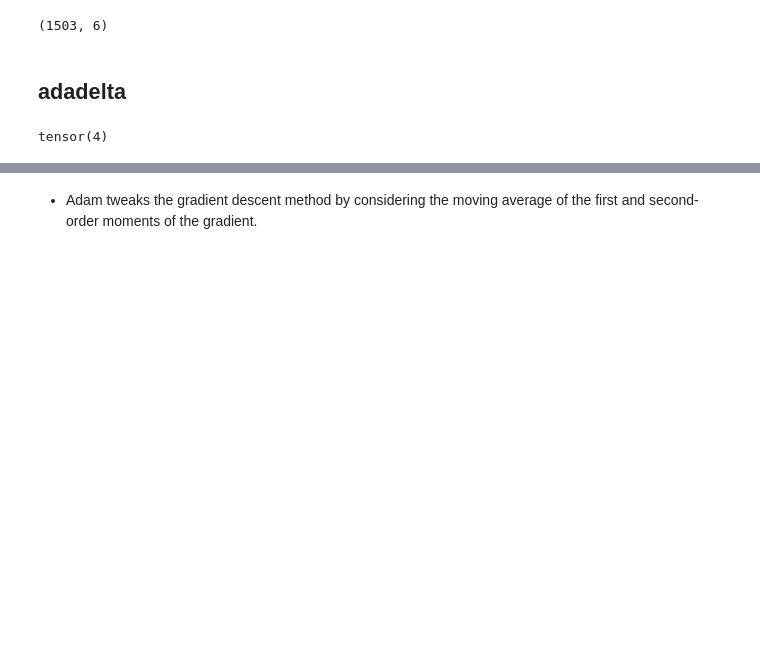
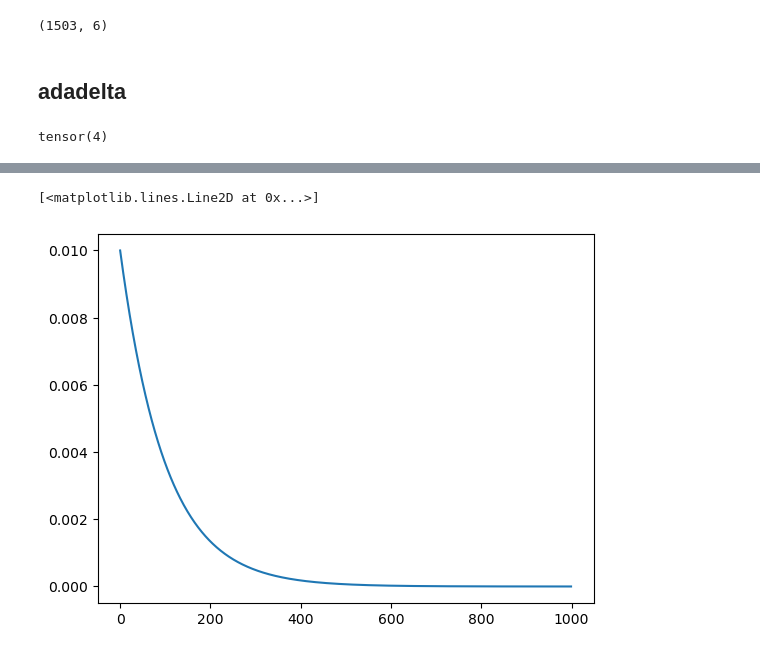
Before and after one commit to chunhuizhang/llm_aigc, a Jupyter notebook: tutorials/nn_basics/optimizer/adadelta_adam.ipynb, the cells around one changed output, grey strips where cells are left out. Saved outputs shown, nothing was run; the diff lists cells and outputs as text; code cells hidden in the pictures; blank space fills up the shorter version.

```diff
--- a/tutorials/nn_basics/optimizer/adadelta_adam.ipynb
+++ b/tutorials/nn_basics/optimizer/adadelta_adam.ipynb
@@ -66,2 +87,11 @@ $$
-# %% [markdown]
-- Adam tweaks the gradient descent method by considering the moving average of the first and second-order moments of the gradient.
+# %%
+import numpy as np
+import matplotlib.pyplot as plt
+
+beta = 0.99
+ts = np.arange(1000)
+ys = [beta**t *(1-beta) for t in ts]
+plt.plot(ts, ys)
+# %% [output]
+[<matplotlib.lines.Line2D at 0x...>]
+[figure, added]
```
Also changed, not shown: parts of 8 cells of this notebook, 1 other file.
